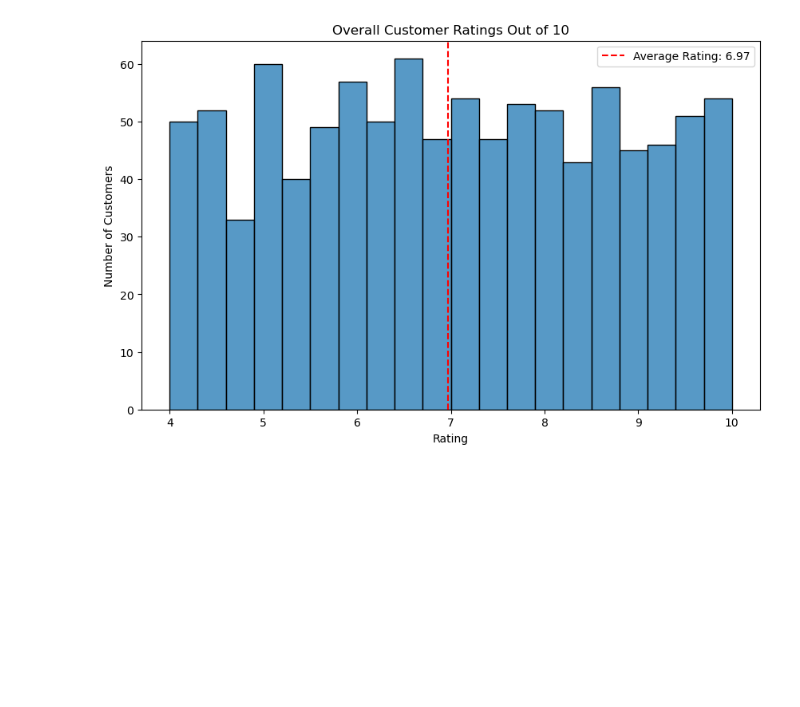
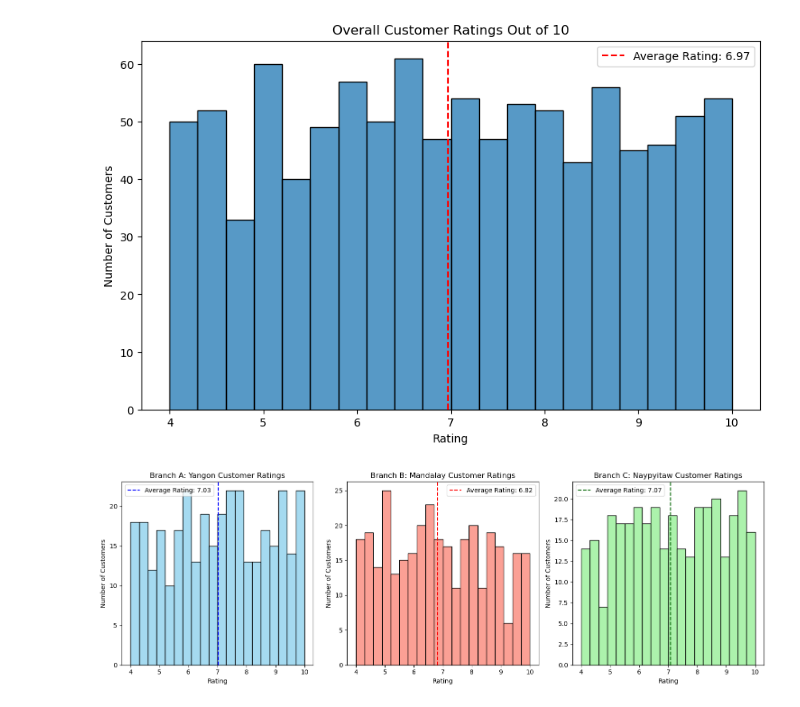
Before and after one commit to San2magar/Super_Market_Sales-Analysis, a Jupyter notebook: Super_MarketSale_Analysis.ipynb, the cells around one changed output. Drawn from its saved outputs; the diff is of its cells as text; code cells hidden in the pictures; blank space fills up the shorter version.

Commit message:
visualization

```diff
--- a/Super_MarketSale_Analysis.ipynb
+++ b/Super_MarketSale_Analysis.ipynb
@@ -236,3 +236,49 @@ plt.legend()
 plt.show()
 # %% [output]
 [figure]
+# %%
+# Create subsets of the data for each branch using Boolean masks
+yangon_df = corrected_sales_df[corrected_sales_df['City'] == 'Yangon']
+mandalay_df = corrected_sales_df[corrected_sales_df['City'] == 'Mandalay']
+naypyitaw_df = corrected_sales_df[corrected_sales_df['City'] == 'Naypyitaw']
+
+#set up 3 histograms side by side
+fig,axes=plt.subplots( nrows=1 ,ncols=3 , figsize=(15,5))
+sns.histplot(data=yangon_df, x='Rating', bins=20, ax=axes[0] , color='skyblue')
+sns.histplot(data=mandalay_df, x='Rating', bins=20, ax=axes[1] , color='salmon')
+sns.histplot(data=naypyitaw_df, x='Rating', bins=20, ax=axes[2] , color='lightgreen')
+
+#set titles , x-axis labels and y axis labels
+axes[0].set_title('Branch A: Yangon Customer Ratings')
+axes[1].set_title('Branch B: Mandalay Customer Ratings')
+axes[2].set_title('Branch C: Naypyitaw Customer Ratings')
+
+axes[0].set_xlabel('Rating')
+axes[1].set_xlabel('Rating')
+axes[2].set_xlabel('Rating')
+
+axes[0].set_ylabel('Number of Customers')
+axes[1].set_ylabel('Number of Customers')
+axes[2].set_ylabel('Number of Customers')
+
+# add the average ratings as vertical dashed line to the 3 histograms
+
+yangon_average_rating = yangon_df['Rating'].mean()
+mandalay_average_rating = mandalay_df['Rating'].mean()
+naypyitaw_average_rating = naypyitaw_df['Rating'].mean()
+
+axes[0].axvline(x=yangon_average_rating, color='blue' , linestyle='--' ,label='Average Rating: {:.2f}'.format(yangon_average_rating))
+axes[1].axvline(x=mandalay_average_rating, color='red' , linestyle='--' ,label='Average Rating: {:.2f}'.format(mandalay_average_rating))
+axes[2].axvline(x=naypyitaw_average_rating, color='darkgreen' , linestyle='--' ,label='Average Rating: {:.2f}'.format(naypyitaw_average_rating))
+
+axes[0].legend()
+axes[1].legend()
+axes[2].legend()
+
+#arrange the subplots neatly
+plt.tight_layout()
+
+#Display the 3 histograms
+plt.show()
+# %% [output]
+[figure, added]
```
Also changed, not shown: parts of 10 cells of this notebook.
